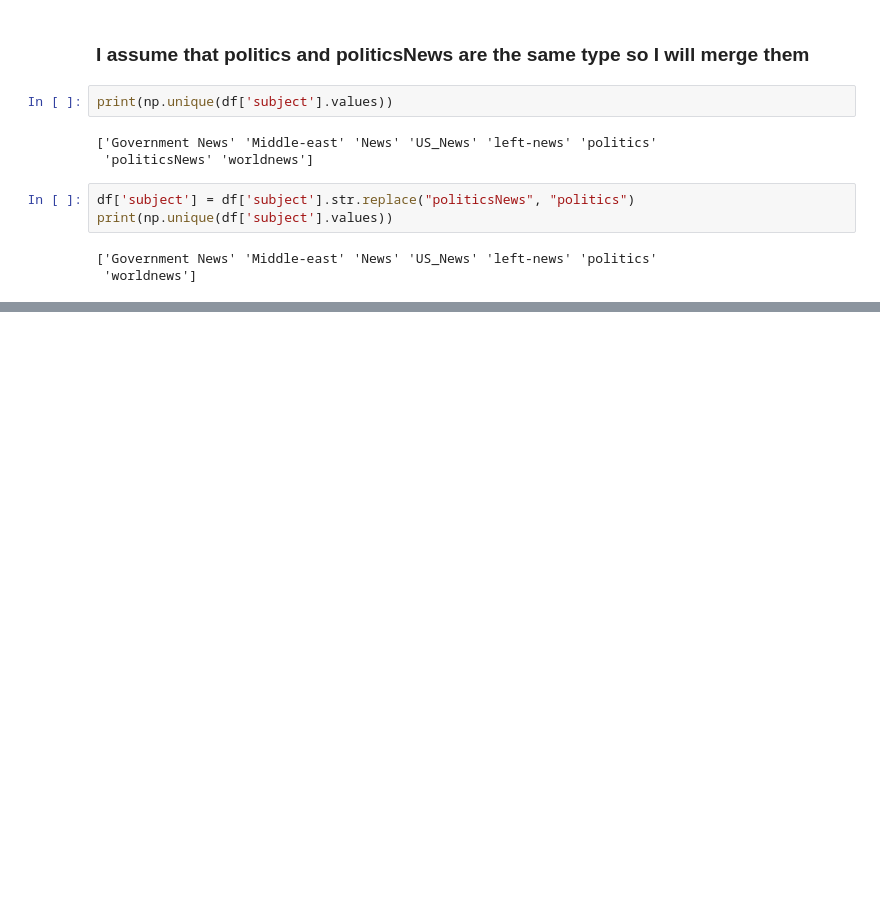
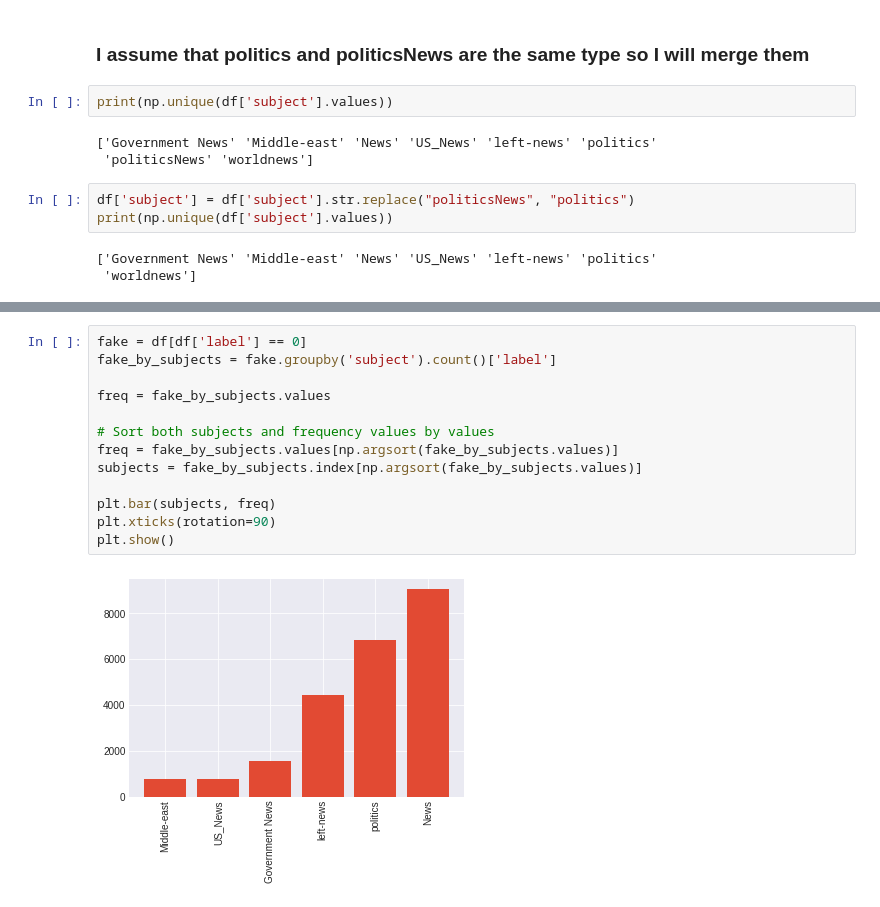
Before and after one commit to hieubkvn123/iecoe-sg-technical-interview, a Jupyter notebook: submit/Part2_NongMinhHieu_ML_Task.ipynb, the cells around one changed output, grey strips where cells are left out. Cells and saved outputs as stored; diff of their text form; blank space fills up the shorter version.

```diff
--- a/submit/Part2_NongMinhHieu_ML_Task.ipynb
+++ b/submit/Part2_NongMinhHieu_ML_Task.ipynb
@@ -213,0 +257,15 @@ print(np.unique(df['subject'].values))
+# %%
+fake = df[df['label'] == 0]
+fake_by_subjects = fake.groupby('subject').count()['label']
+
+freq = fake_by_subjects.values
+
+# Sort both subjects and frequency values by values
+freq = fake_by_subjects.values[np.argsort(fake_by_subjects.values)]
+subjects = fake_by_subjects.index[np.argsort(fake_by_subjects.values)]
+
+plt.bar(subjects, freq)
+plt.xticks(rotation=90)
+plt.show()
+# %% [output]
+[figure, added]
```
Also changed, not shown: parts of 4 cells of this notebook.
